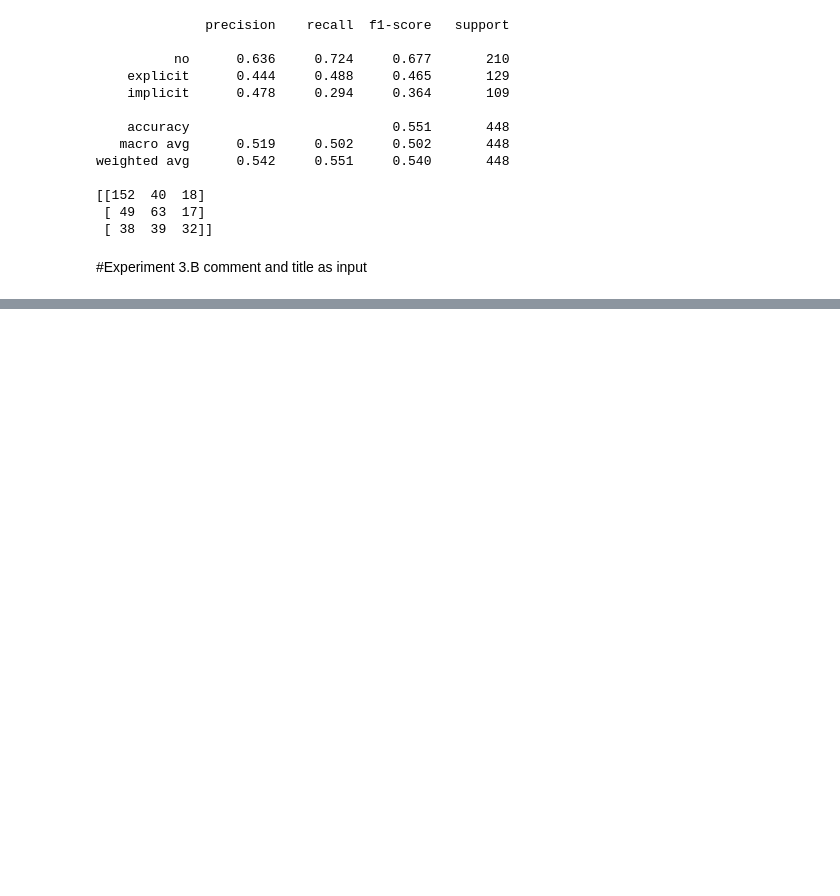
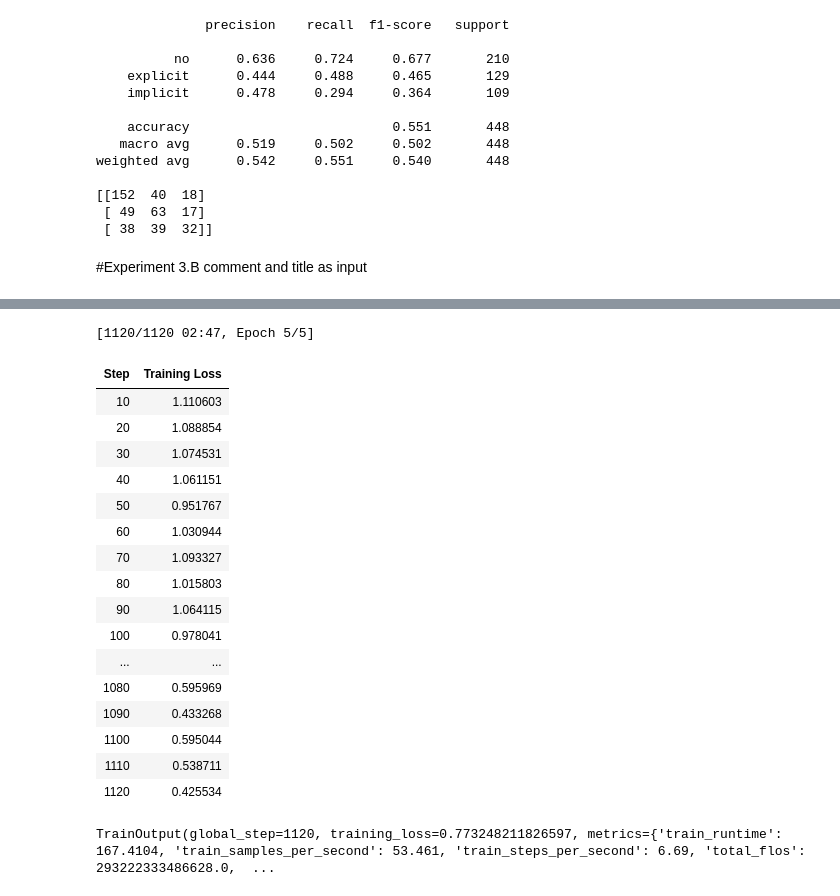
Before and after one commit to Sayak-coder/HateSpeech-detection, a Jupyter notebook: Subtask_(B)_[DUTCH]_Hate_Speech_Classification_part3.ipynb, the cells around one changed output, grey strips where cells are left out. Saved outputs shown, nothing was run; the diff lists cells and outputs as text; code cells hidden in the pictures; blank space fills up the shorter version.

```diff
--- a/Subtask_(B)_[DUTCH]_Hate_Speech_Classification_part3.ipynb
+++ b/Subtask_(B)_[DUTCH]_Hate_Speech_Classification_part3.ipynb
@@ -336,0 +482,5 @@ comment and title as input
+# %%
+from transformers import AutoTokenizer
+
+MODEL = f"distilbert-base-multilingual-cased"
+tokenizer = AutoTokenizer.from_pretrained(MODEL)
@@ -336,0 +495,25 @@ comment and title as input
+# %%
+from transformers import TrainingArguments
+
+training_args = TrainingArguments(
+    output_dir="./results",
+    num_train_epochs=5,
+    per_device_train_batch_size=8,
+    per_device_eval_batch_size=16,
+    warmup_steps=100,
+    weight_decay=0.01,
+    learning_rate=2e-5,
+    logging_steps=10,
+    max_grad_norm=1.0
+)
+# %%
+from transformers import DistilBertForSequenceClassification
+
+# Correctly load the pre-trained model and configure it in one step
+model = DistilBertForSequenceClassification.from_pretrained(
+    MODEL,
+    num_labels=3,
+    ignore_mismatched_sizes=True,
+    id2label={0: "no", 1: "yes_explicit", 2:"yes_implicit"},
+    label2id={"no": 0, "yes_explicit": 1, "yes_implicit": 2}
+).to(device)
@@ -336,0 +538,34 @@ comment and title as input
+# %%
+from transformers import Trainer, DataCollatorWithPadding
+
+data_collator = DataCollatorWithPadding(tokenizer=tokenizer)
+
+trainer_distilbert = Trainer(
+    model=model,
+    args=training_args,
+    train_dataset=train_dataset,
+    eval_dataset=val_dataset,
+    data_collator=data_collator
+)
+
+trainer_distilbert.train()
+# %% [output]
+[1120/1120 02:47, Epoch 5/5]
+| Step | Training Loss |
+| 10 | 1.110603 |
+| 20 | 1.088854 |
+| 30 | 1.074531 |
+| 40 | 1.061151 |
+| 50 | 0.951767 |
+| 60 | 1.030944 |
+| 70 | 1.093327 |
+| 80 | 1.015803 |
+| 90 | 1.064115 |
+| 100 | 0.978041 |
+| ... | ... |
+| 1080 | 0.595969 |
+| 1090 | 0.433268 |
+| 1100 | 0.595044 |
+| 1110 | 0.538711 |
+| 1120 | 0.425534 |
+TrainOutput(global_step=1120, training_loss=0.773248211826597, metrics={'train_runtime': 167.4104, 'train_samples_per_second': 53.461, 'train_steps_per_second': 6.69, 'total_flos': 293222333486628.0,  ...
```
Also changed, not shown: parts of 20 cells of this notebook.
